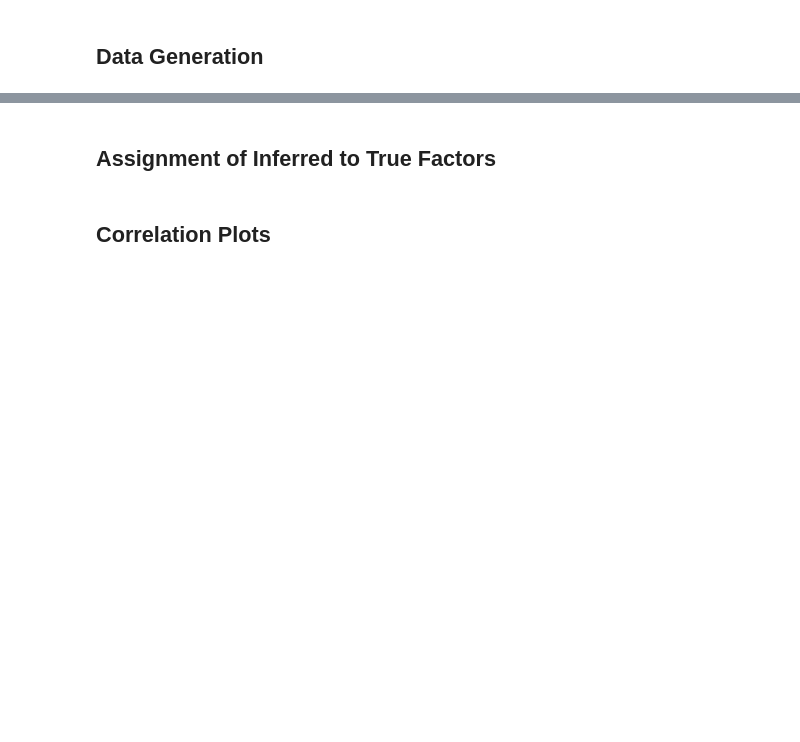
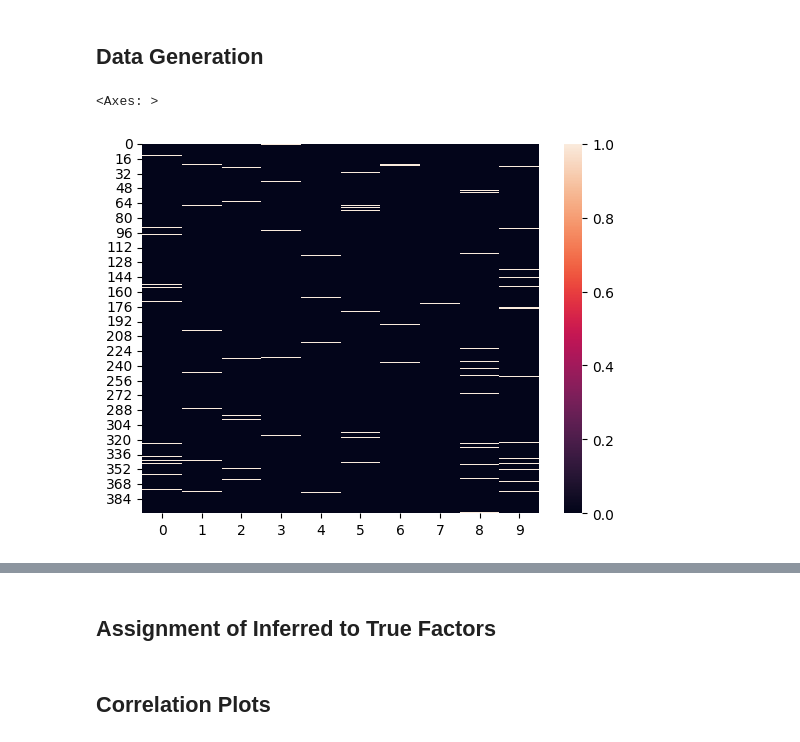
Before and after one commit to bioFAM/prismo, a Jupyter notebook: notebooks/synthetic/synthetic_gp_1d.ipynb, the cells around one changed output, grey strips where cells are left out. Saved outputs shown, nothing was run; the diff lists cells and outputs as text; code cells hidden in the pictures; blank space fills up the shorter version.

```diff
--- a/notebooks/synthetic/synthetic_gp_1d.ipynb
+++ b/notebooks/synthetic/synthetic_gp_1d.ipynb
@@ -30,3 +29,8 @@ data = generate_data(
     covariates={"group_1" : torch.rand(200, 1), "group_2" : torch.rand(270, 1)},
     factor_smoothness=factor_smoothness,
 )
+# %%
+sns.heatmap(data["group_1"]["view_1"].varm["w"] > 0.05)
+# %% [output]
+<Axes: >
+[figure, added]
```
Also changed, not shown: parts of 11 cells of this notebook, 20 other files.
